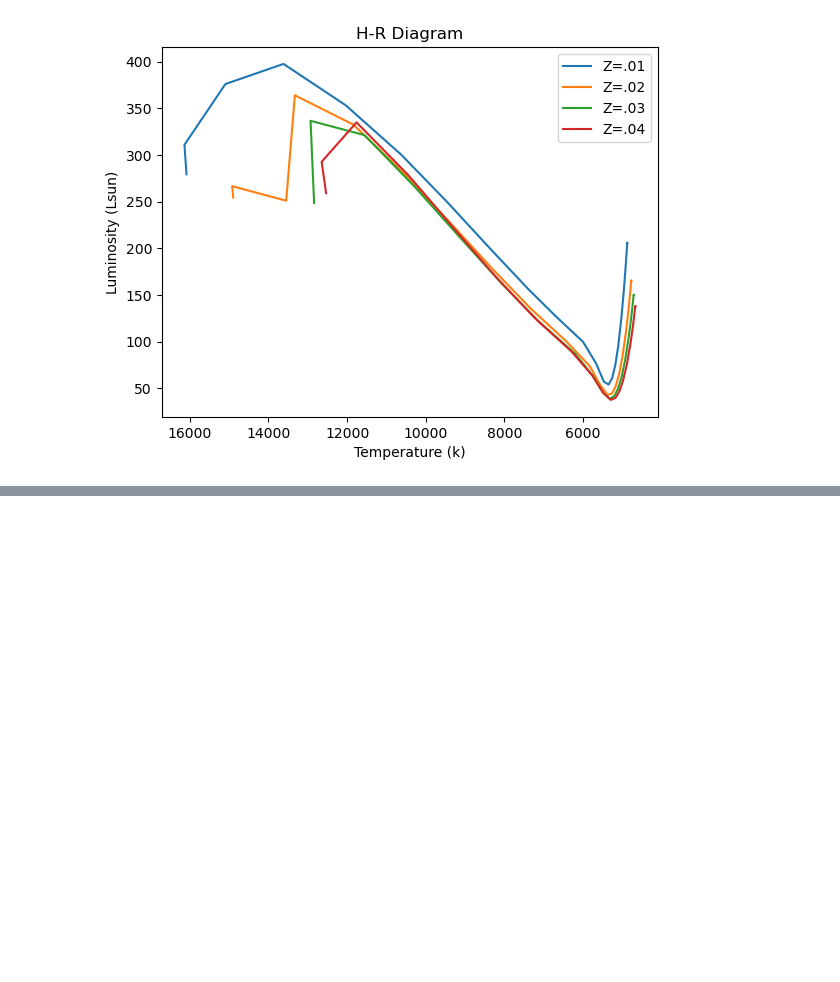
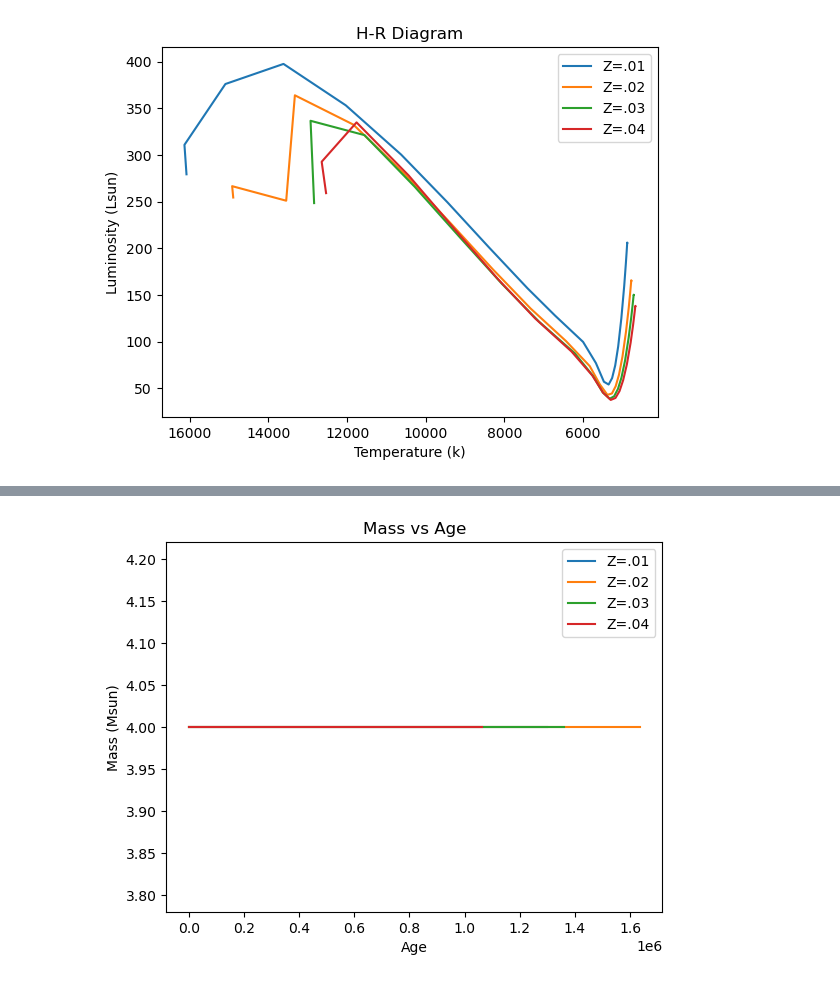
Before and after one commit to AKunz11/3400final2, a Jupyter notebook: testing.ipynb, the cells around one changed output, grey strips where cells are left out. Drawn from its saved outputs; the diff is of its cells as text; code cells hidden in the pictures; blank space fills up the shorter version.

```diff
--- a/testing.ipynb
+++ b/testing.ipynb
@@ -162,0 +230,25 @@ plt.show()
+# %%
+dr_list=[]
+path_list=[path1,path2,path3,path4]
+z_list=['Z=.01','Z=.02','Z=.03','Z=.04']
+def plot_mass():
+
+    for i in range(len(path_list)):
+        dr_list.append(datareader(path_list[i]))
+
+        data=dr_list[i].get_data(0)
+        x=data.data('star_age')
+        y=data.data('star_mass')
+
+        plt.plot(x,y,label=z_list[i])
+
+    plt.legend()
+    plt.xlabel('Age')
+    plt.ylabel('Mass (Msun)')
+    plt.title('Mass vs Age')
+    plt.show()
+
+
+plot_mass()
+# %% [output]
+[figure, added]
```
Also changed, not shown: parts of 5 cells of this notebook, 22 other files.
